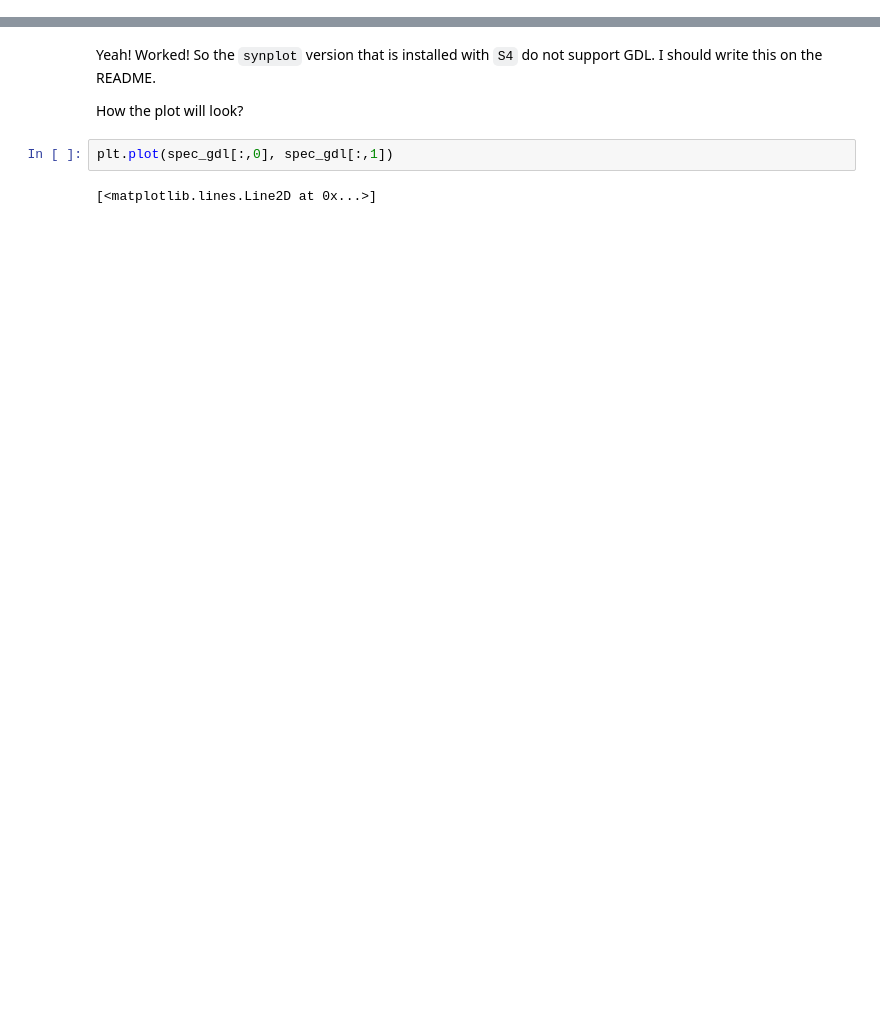
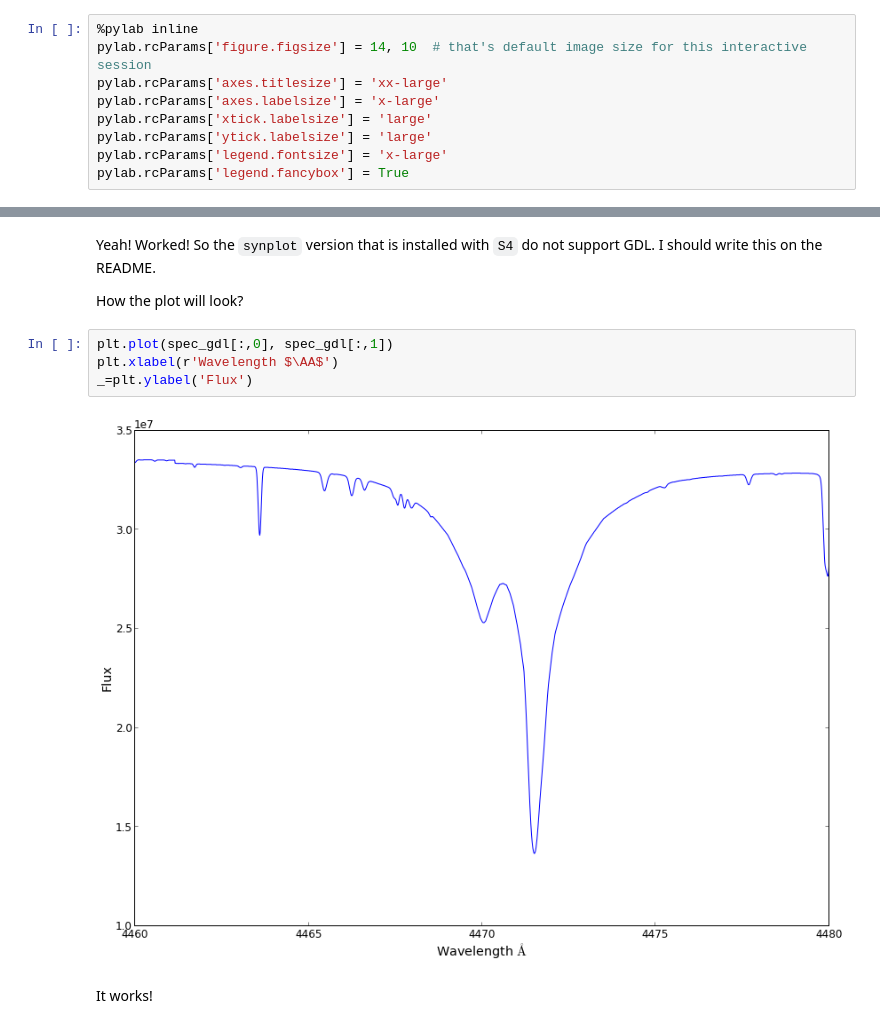
Before and after one commit to gabraganca/S4, a Jupyter notebook: notebooks/GDL_test.ipynb, the cells around one changed output, grey strips where cells are left out. Cells and saved outputs as stored; diff of their text form; blank space fills up the shorter version.

```diff
--- a/notebooks/GDL_test.ipynb
+++ b/notebooks/GDL_test.ipynb
@@ -1,2 +1,11 @@
 # %% [markdown]
 # GNU Data Langaue test
+# %%
+%pylab inline
+pylab.rcParams['figure.figsize'] = 14, 10  # that's default image size for this interactive session
+pylab.rcParams['axes.titlesize'] = 'xx-large'
+pylab.rcParams['axes.labelsize'] = 'x-large'
+pylab.rcParams['xtick.labelsize'] = 'large'
+pylab.rcParams['ytick.labelsize'] = 'large'
+pylab.rcParams['legend.fontsize'] = 'x-large'
+pylab.rcParams['legend.fancybox'] = True
@@ -189,5 +199,9 @@ Yeah! Worked! So the `synplot` version that is installed with `S4` do not suppor
 How the plot will look?
 # %%
 plt.plot(spec_gdl[:,0], spec_gdl[:,1])
+plt.xlabel(r'Wavelength $\AA$')
+_=plt.ylabel('Flux')
 # %% [output]
-[<matplotlib.lines.Line2D at 0x...>]
+[figure, added]
+# %% [markdown]
+It works!
```
Also changed, not shown: parts of 7 cells of this notebook.
